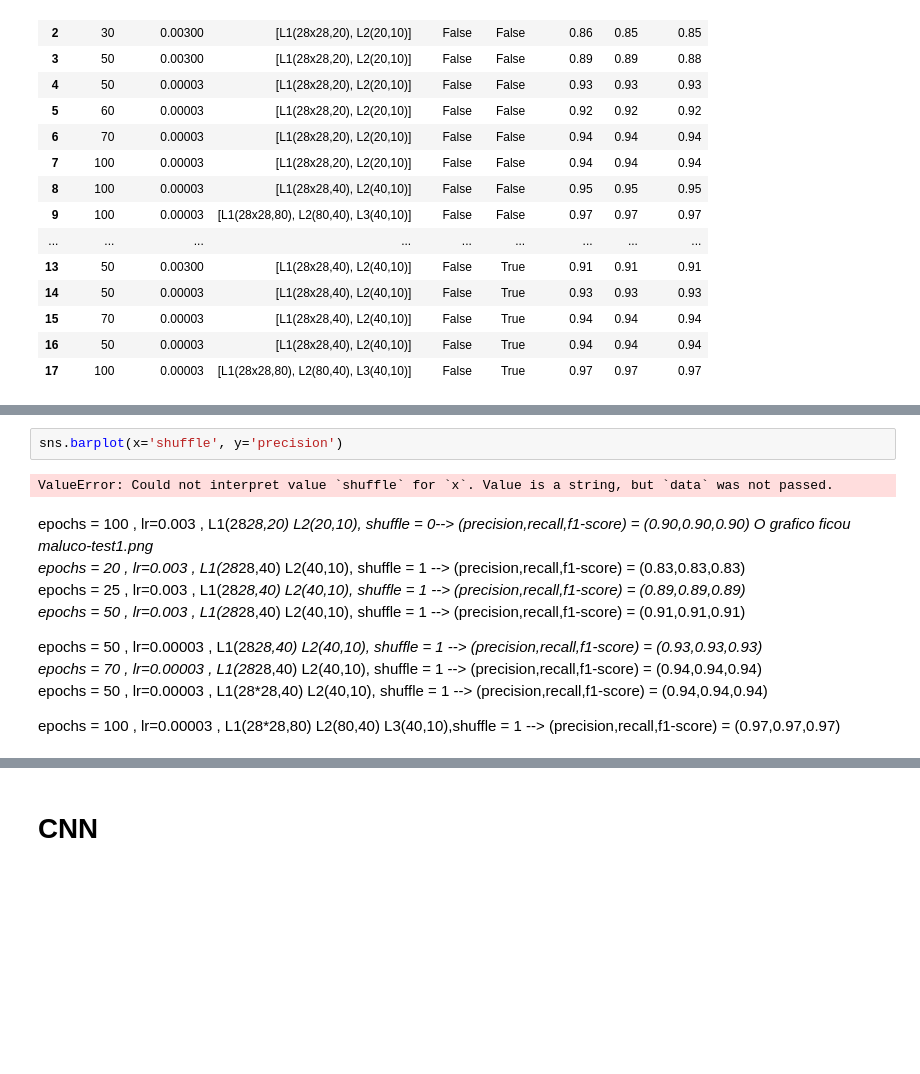
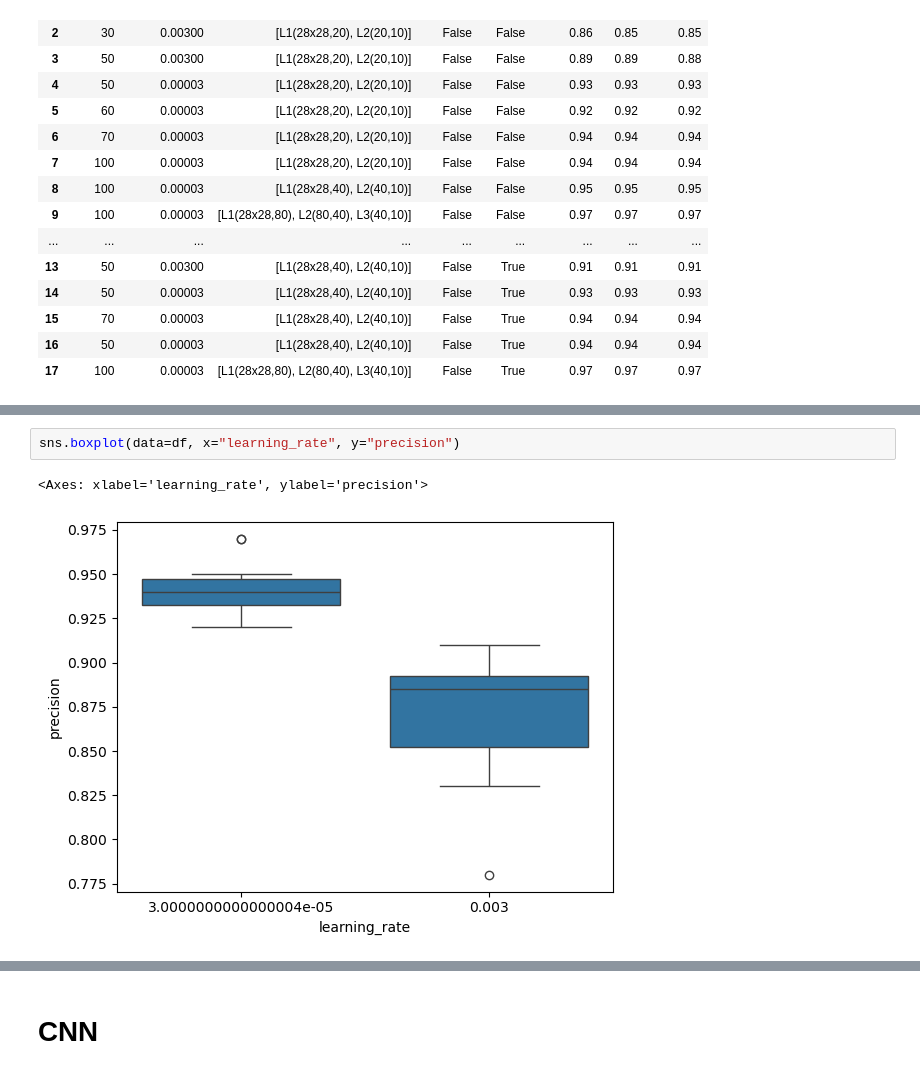
Before and after one commit to Erickllino/Projeto-IF702, a Jupyter notebook: 1o-MiniProjeto/main.ipynb, the cells around one changed output, grey strips where cells are left out. Cells and saved outputs as stored; diff of their text form; blank space fills up the shorter version.

```diff
--- a/1o-MiniProjeto/main.ipynb
+++ b/1o-MiniProjeto/main.ipynb
@@ -217,16 +223,5 @@ df
 # %%
-sns.barplot(x='shuffle', y='precision')
+sns.boxplot(data=df, x="learning_rate", y="precision")
 # %% [output]
-ValueError: Could not interpret value `shuffle` for `x`. Value is a string, but `data` was not passed.
+<Axes: xlabel='learning_rate', ylabel='precision'>
+[figure, added]
-# %% [markdown]
-epochs = 100 , lr=0.003 , L1(28*28,20) L2(20,10), shuffle = 0--> (precision,recall,f1-score) = (0.90,0.90,0.90)  O grafico ficou maluco-test1.png
-epochs = 20 ,  lr=0.003 , L1(28*28,40) L2(40,10), shuffle = 1 --> (precision,recall,f1-score) = (0.83,0.83,0.83)
-epochs = 25 ,  lr=0.003 , L1(28*28,40) L2(40,10), shuffle = 1 --> (precision,recall,f1-score) = (0.89,0.89,0.89)
-epochs = 50 ,  lr=0.003 , L1(28*28,40) L2(40,10), shuffle = 1 --> (precision,recall,f1-score) = (0.91,0.91,0.91)
-
-epochs = 50 ,  lr=0.00003 , L1(28*28,40) L2(40,10), shuffle = 1 --> (precision,recall,f1-score) = (0.93,0.93,0.93)
-epochs = 70 ,  lr=0.00003 , L1(28*28,40) L2(40,10), shuffle = 1 --> (precision,recall,f1-score) = (0.94,0.94,0.94)
-epochs = 50 ,  lr=0.00003 , L1(28*28,40) L2(40,10), shuffle = 1 --> (precision,recall,f1-score) = (0.94,0.94,0.94)
-
-
-epochs = 100 ,  lr=0.00003 , L1(28*28,80) L2(80,40) L3(40,10),shuffle = 1 --> (precision,recall,f1-score) = (0.97,0.97,0.97)
```
Also changed, not shown: parts of 2 cells of this notebook.
